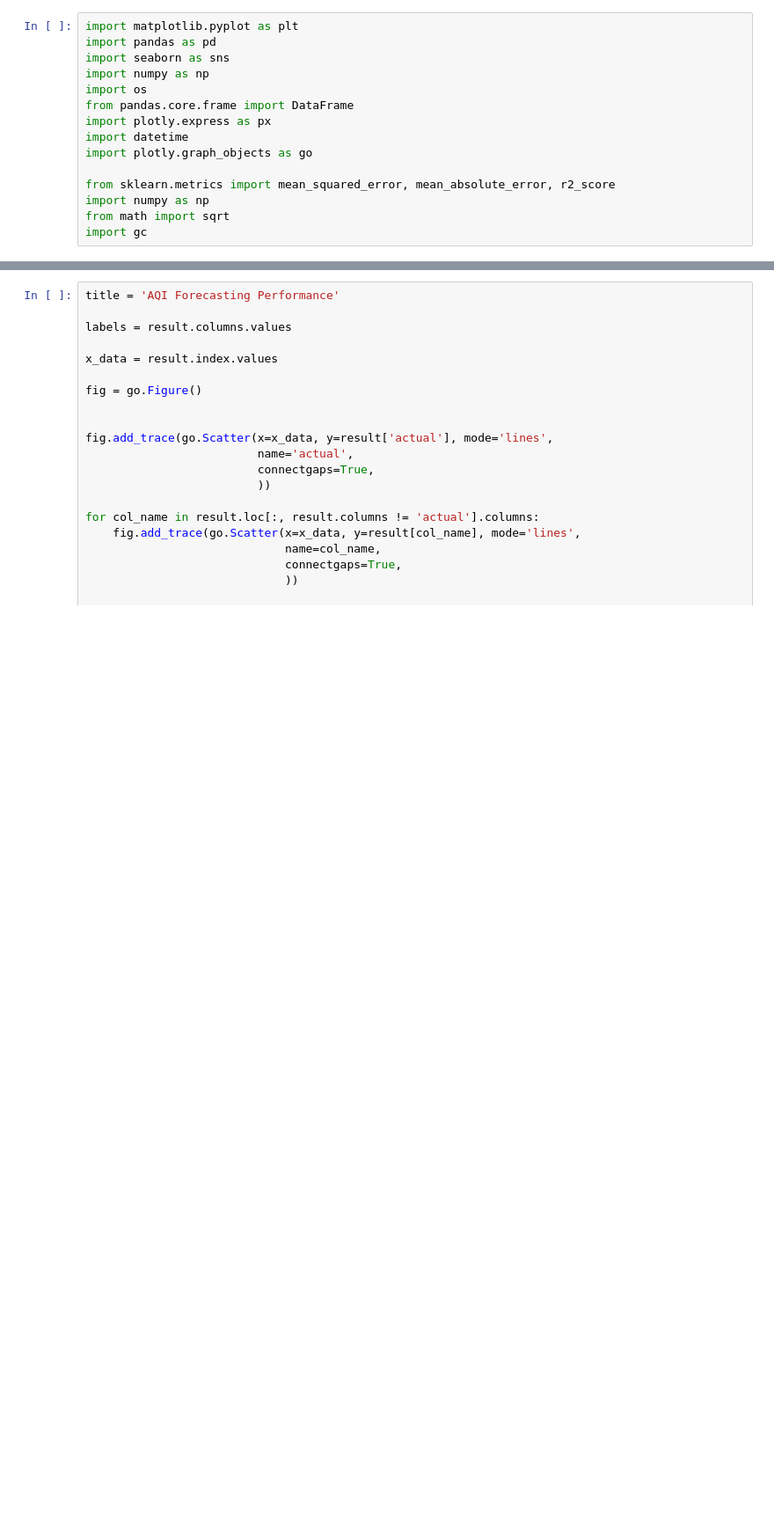
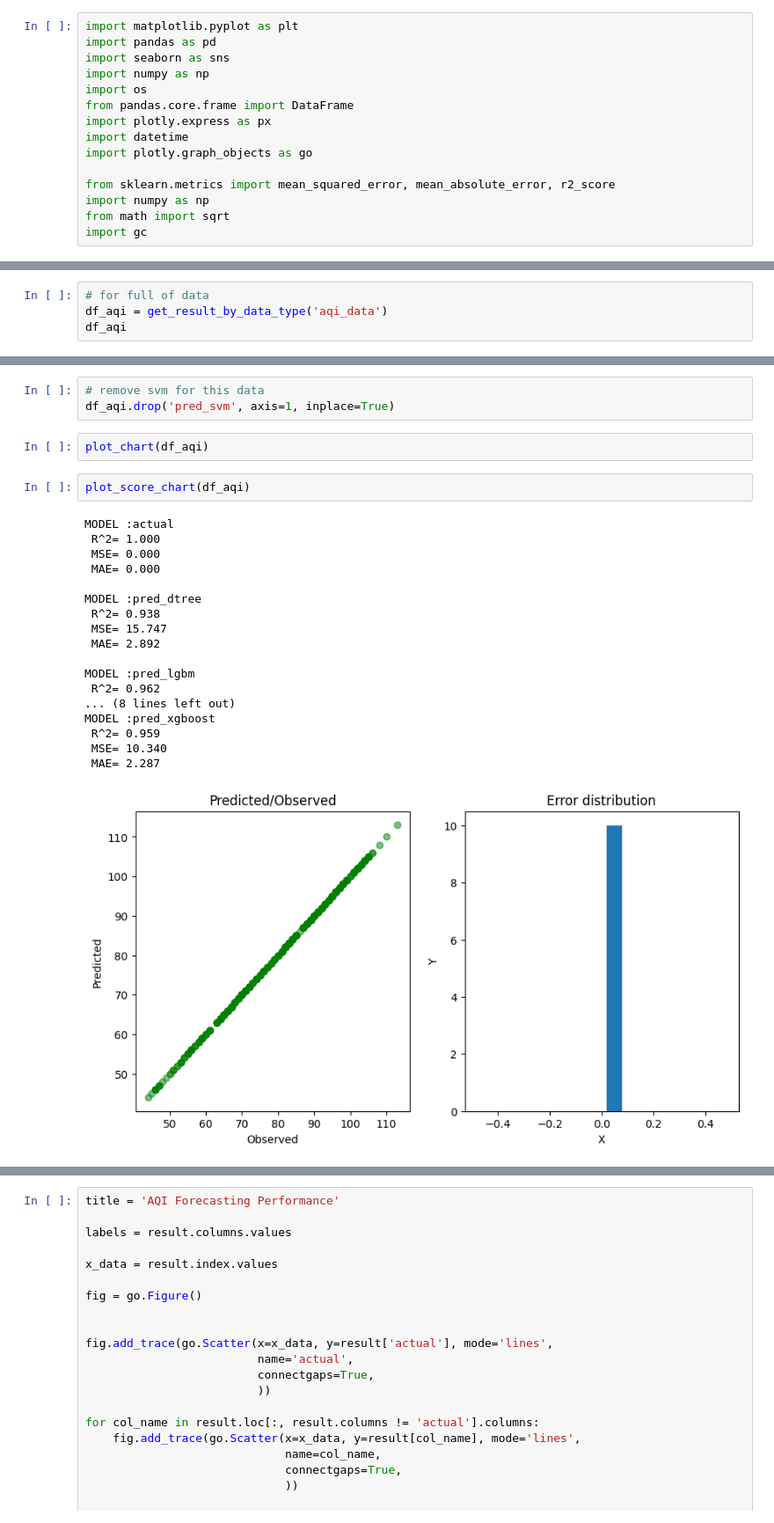
Before and after one commit to tieukhoimai/ml-airq4cast, a Jupyter notebook: viz.ipynb, the cells around one changed output, grey strips where cells are left out. Shown at 88% size. Drawn from its saved outputs; the diff is of its cells as text; blank space fills up the shorter version.

```diff
--- a/viz.ipynb
+++ b/viz.ipynb
@@ -33,0 +226,4 @@ result = result.dropna()
+# %%
+# for full of data
+df_aqi = get_result_by_data_type('aqi_data')
+df_aqi
@@ -33,0 +245,26 @@ result = result.dropna()
+# %%
+# remove svm for this data
+df_aqi.drop('pred_svm', axis=1, inplace=True)
+# %%
+plot_chart(df_aqi)
+# %%
+plot_score_chart(df_aqi)
+# %% [output]
+MODEL :actual
+ R^2= 1.000
+ MSE= 0.000
+ MAE= 0.000
+
+MODEL :pred_dtree
+ R^2= 0.938
+ MSE= 15.747
+ MAE= 2.892
+
+MODEL :pred_lgbm
+ R^2= 0.962
+... (8 lines left out)
+MODEL :pred_xgboost
+ R^2= 0.959
+ MSE= 10.340
+ MAE= 2.287
+[figure, added]
```
Also changed, not shown: parts of 23 cells of this notebook, 3 other files.
